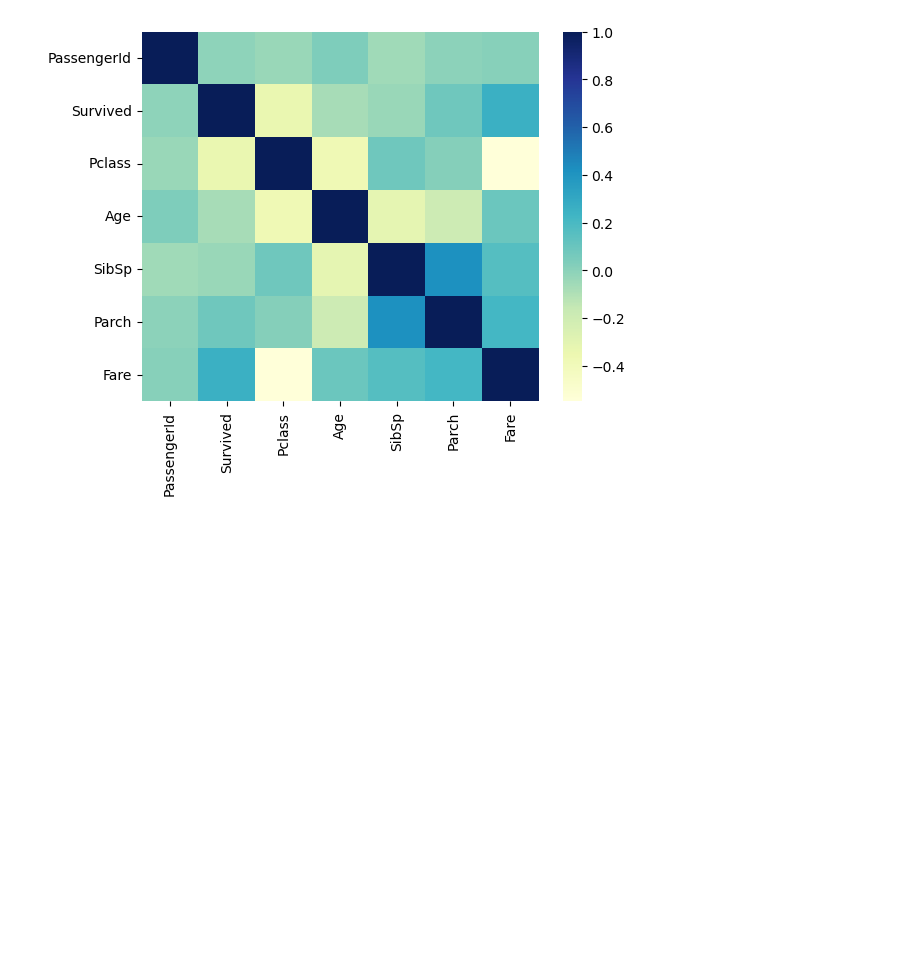
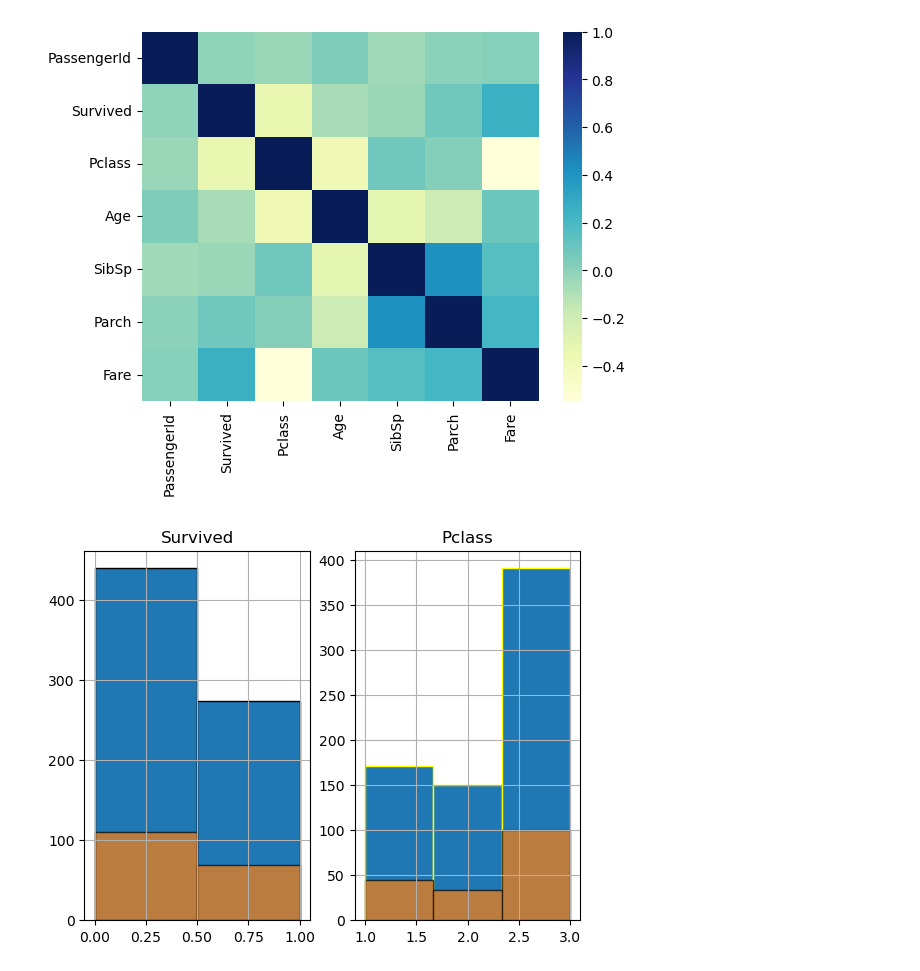
Before and after one commit to oooHaiooo/thrive, a Jupyter notebook: Untitled.ipynb, the cells around one changed output. Drawn from its saved outputs; the diff is of its cells as text; code cells hidden in the pictures; blank space fills up the shorter version.

```diff
--- a/Untitled.ipynb
+++ b/Untitled.ipynb
@@ -47,3 +49,34 @@ for train_indices, test_indices in split.split(titanic_data, titanic_data[["Surv
     strat_test_set = titanic_data.loc[test_indices]
 
     # 现在strat_train_set和strat_test_set分别包含了训练集和测试集的数据
+# %%
+
+# 绘制训练集的Survived直方图
+plt.subplot(1, 2, 1)  # 2行2列布局中的第一个子图
+strat_train_set['Survived'].hist(bins=2, edgecolor='black')
+
+
+# 绘制训练集的Pclass直方图
+plt.subplot(1, 2, 2)  # 2行2列布局中的第二个子图
+strat_train_set['Pclass'].hist(bins=3, edgecolor='yellow')
+
+
+# 绘制测试集的Survived直方图
+plt.subplot(1, 2, 1)  # 2行2列布局中的第三个子图（实际上位于第二行第一列）
+strat_test_set['Survived'].hist(bins=2, edgecolor='black', alpha=0.7)  # 使用alpha增加透明度以便区分
+plt.title('Survived')
+
+# 绘制测试集的Pclass直方图
+plt.subplot(1, 2, 2)  # 2行2列布局中的第四个子图（实际上位于第二行第二列）
+strat_test_set['Pclass'].hist(bins=3, edgecolor='black', alpha=0.7)  # 同样使用alpha增加透明度
+plt.title('Pclass')
+
+# 调整子图之间的间距（可选）
+#plt.tight_layout()
+
+# 显示图形
+plt.show()
+
+#蓝色的是train，黄色的是test
+# %% [output]
+[figure, added]
```
Also changed, not shown: parts of 8 cells of this notebook, 8 other files.
